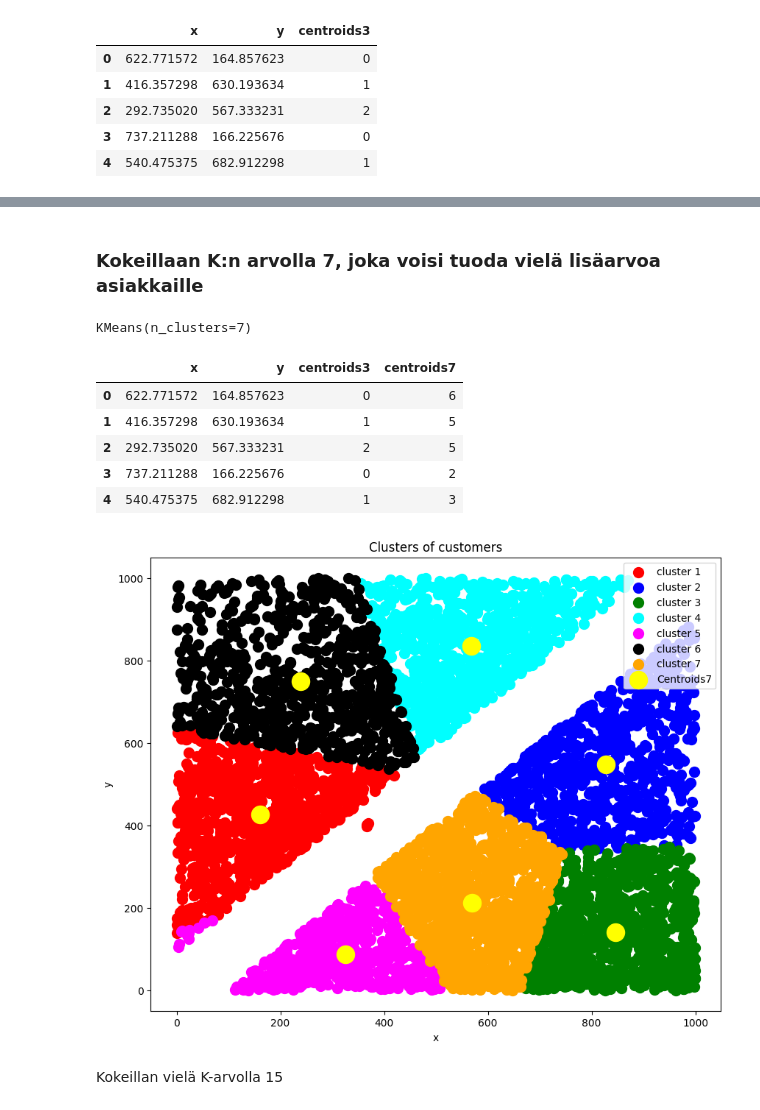
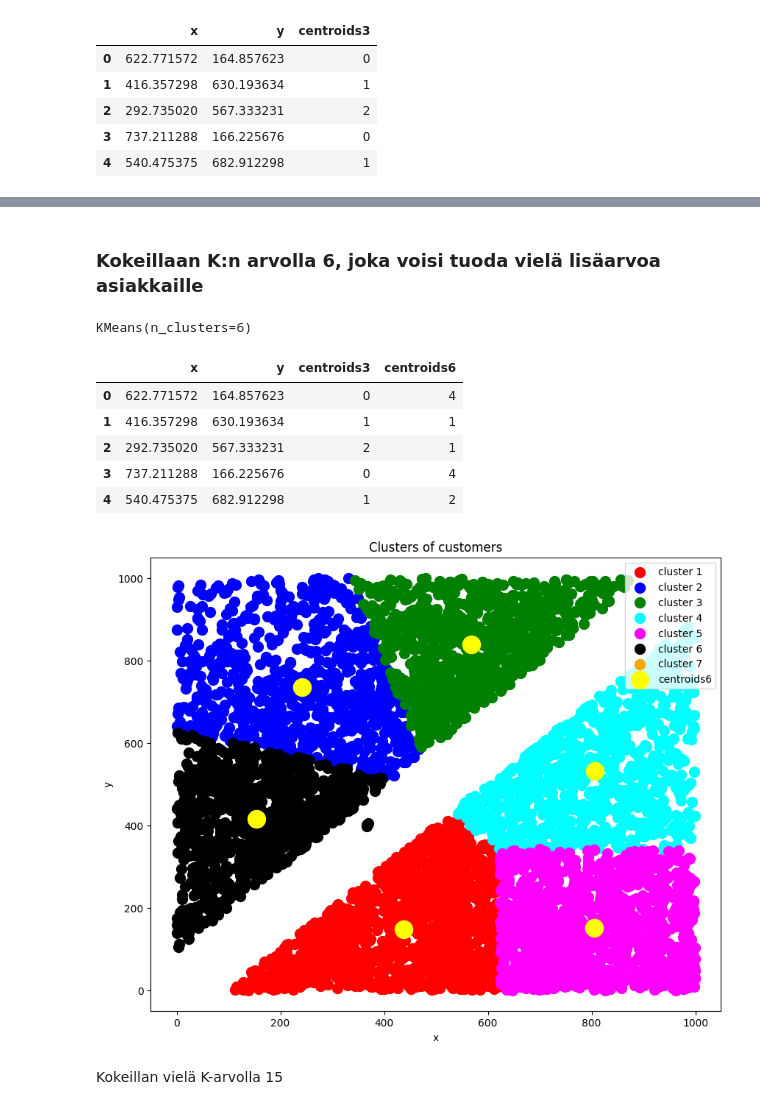
Before and after one commit to ellupallo/Klusterointi, a Jupyter notebook: drone_hierarkinen_clusterointi.ipynb, the cells around one changed output, grey strips where cells are left out. Drawn from its saved outputs; the diff is of its cells as text; code cells hidden in the pictures.

```diff
--- a/drone_hierarkinen_clusterointi.ipynb
+++ b/drone_hierarkinen_clusterointi.ipynb
@@ -82,7 +82,7 @@ Allaoleva tekee mallin k:n arvoilla 1- 20 välillä
 from sklearn.cluster import KMeans
 
 wcss = []
-for i in range (1,20):
+for i in range (1,30):
     kmeans = KMeans(n_clusters=i, init="k-means++")
     kmeans.fit(X)
     wcss.append(kmeans.inertia_) # tätä voi tarkastella myös ilman inertiaa
@@ -181,12 +181,12 @@ plt.show()
 # %% [markdown]
-### Kokeillaan K:n arvolla 7, joka voisi tuoda vielä lisäarvoa asiakkaille
+### Kokeillaan K:n arvolla 6, joka voisi tuoda vielä lisäarvoa asiakkaille
 # %%
-kmeans_7 = KMeans(n_clusters=7)
-kmeans_7.fit(X)
+kmeans_6 = KMeans(n_clusters=6)
+kmeans_6.fit(X)
 # %% [output]
-KMeans(n_clusters=7)
+KMeans(n_clusters=6)
 # %%
-cluster_pred = kmeans_7.predict(X)
-cluster_labels = kmeans_7.labels_
-cluster_center = kmeans_7.cluster_centers_
+cluster_pred = kmeans_6.predict(X)
+cluster_labels = kmeans_6.labels_
+cluster_center = kmeans_6.cluster_centers_
 # %%
@@ -194,31 +194,31 @@ centroids_df7 = pd.DataFrame(cluster_center, columns=colnames)
 # %%
-df["centroids7"] = cluster_labels
+df["centroids6"] = cluster_labels
 df.head()
 # %% [output]
-|  | x | y | centroids3 | centroids7 |
-| 0 | 622.771572 | 164.857623 | 0 | 6 |
-| 1 | 416.357298 | 630.193634 | 1 | 5 |
-| 2 | 292.735020 | 567.333231 | 2 | 5 |
-| 3 | 737.211288 | 166.225676 | 0 | 2 |
-| 4 | 540.475375 | 682.912298 | 1 | 3 |
+|  | x | y | centroids3 | centroids6 |
+| 0 | 622.771572 | 164.857623 | 0 | 4 |
+| 1 | 416.357298 | 630.193634 | 1 | 1 |
+| 2 | 292.735020 | 567.333231 | 2 | 1 |
+| 3 | 737.211288 | 166.225676 | 0 | 4 |
+| 4 | 540.475375 | 682.912298 | 1 | 2 |
 # %%
 # Visualising the clusters
 plt.figure(figsize=(10,8))
 plt.scatter(X[cluster_pred==0,0],X[cluster_pred==0,1], s = 100, c = 'red', label ='cluster 1' )
 plt.scatter(X[cluster_pred==1,0],X[cluster_pred==1,1], s = 100, c = 'blue', label ='cluster 2' )
 plt.scatter(X[cluster_pred==2,0],X[cluster_pred==2,1], s = 100, c = 'green', label ='cluster 3' )
 plt.scatter(X[cluster_pred==3,0],X[cluster_pred==3,1], s = 100, c = 'cyan', label = 'cluster 4')
 plt.scatter(X[cluster_pred==4,0],X[cluster_pred==4,1], s = 100, c = 'magenta', label = 'cluster 5')
 plt.scatter(X[cluster_pred==5,0],X[cluster_pred==5,1], s = 100, c = 'black', label = 'cluster 6')
 plt.scatter(X[cluster_pred==6,0],X[cluster_pred==6,1], s = 100, c = 'orange', label = 'cluster 7')
-plt.scatter(cluster_center[:,0],cluster_center[:,1], s = 300, c = 'yellow', label = 'Centroids7')
+plt.scatter(cluster_center[:,0],cluster_center[:,1], s = 300, c = 'yellow', label = 'centroids6')
 plt.title('Clusters of customers')
 plt.xlabel('x')
 plt.ylabel('y')
 plt.legend()
 plt.show()
 # %% [output]
-[figure, old version]
+[figure, new version]
 # %% [markdown]
 Kokeillan vielä K-arvolla 15
 # %%
```
Also changed, not shown: parts of 14 cells of this notebook, 9 other files.
